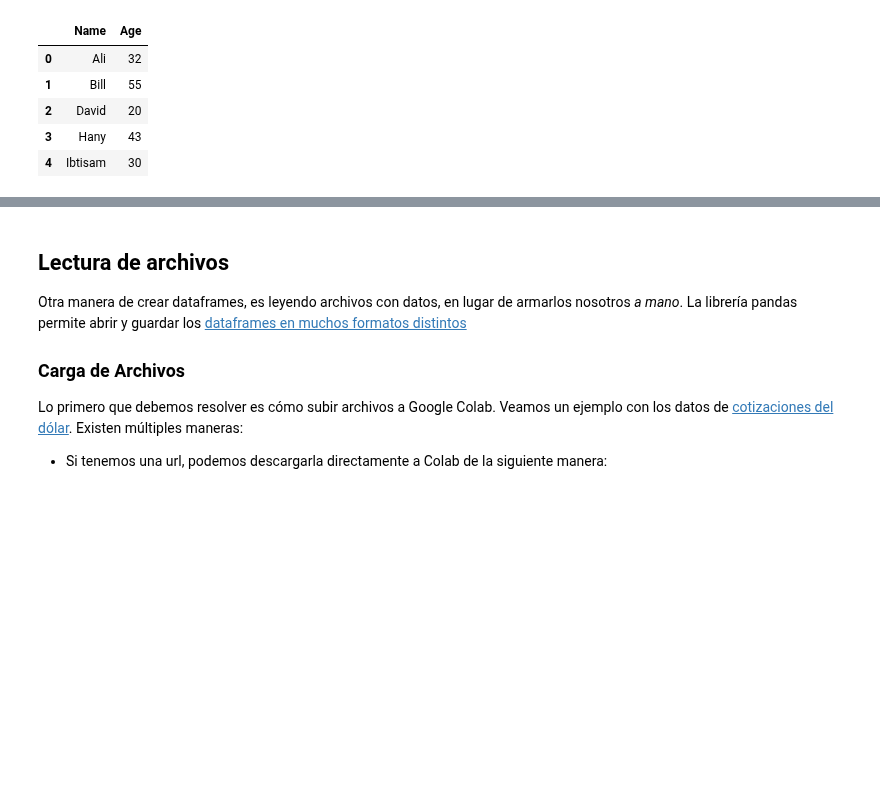
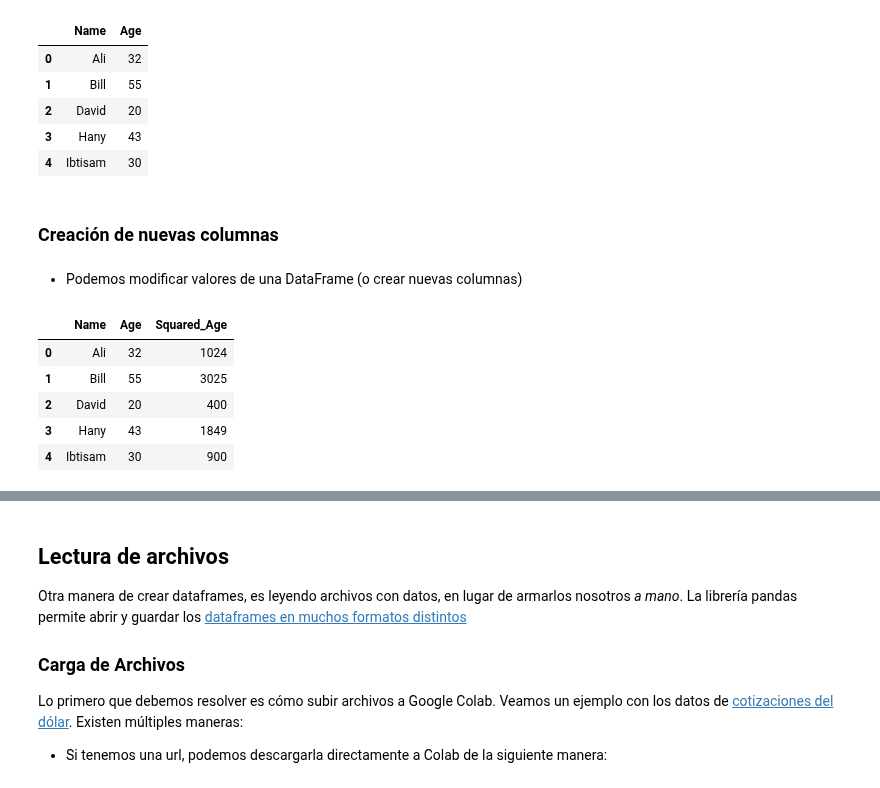
Before and after one commit to mateosuster/pythonungs, a Jupyter notebook: codigos/manipulacion_de_datos/1_Intro_Pandas.ipynb, the cells around one changed output, grey strips where cells are left out. Cells and saved outputs as stored; diff of their text form; code cells hidden in the pictures; blank space fills up the shorter version.

```diff
--- a/codigos/manipulacion_de_datos/1_Intro_Pandas.ipynb
+++ b/codigos/manipulacion_de_datos/1_Intro_Pandas.ipynb
@@ -195,3 +195,17 @@ data_frame es <class 'pandas.core.frame.DataFrame'>
 | 2 | David | 20 |
 | 3 | Hany | 43 |
 | 4 | Ibtisam | 30 |
+# %% [markdown]
+### Creación de nuevas columnas
+# %% [markdown]
+* Podemos modificar valores de una DataFrame (o crear nuevas columnas)
+# %%
+data_frame['Squared_Age'] = data_frame['Age'] ** 2
+data_frame
+# %% [output]
+|  | Name | Age | Squared_Age |
+| 0 | Ali | 32 | 1024 |
+| 1 | Bill | 55 | 3025 |
+| 2 | David | 20 | 400 |
+| 3 | Hany | 43 | 1849 |
+| 4 | Ibtisam | 30 | 900 |
```
Also changed, not shown: parts of 5 cells of this notebook.
